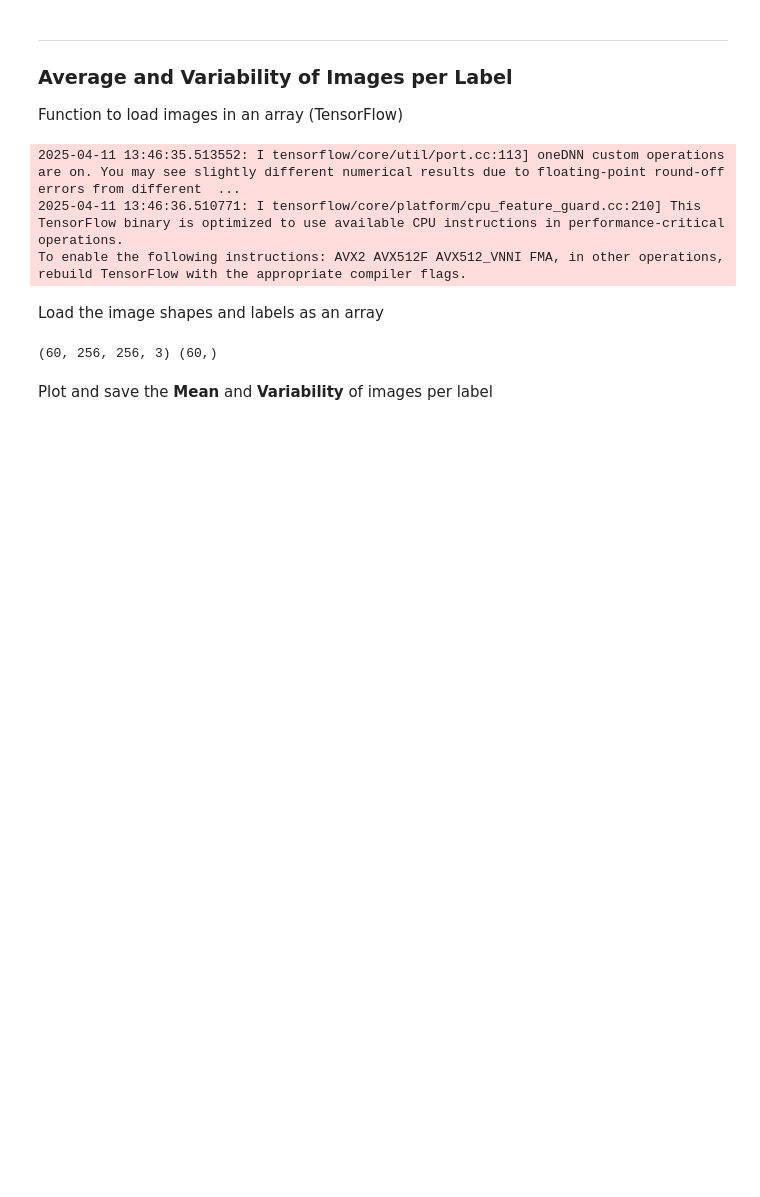
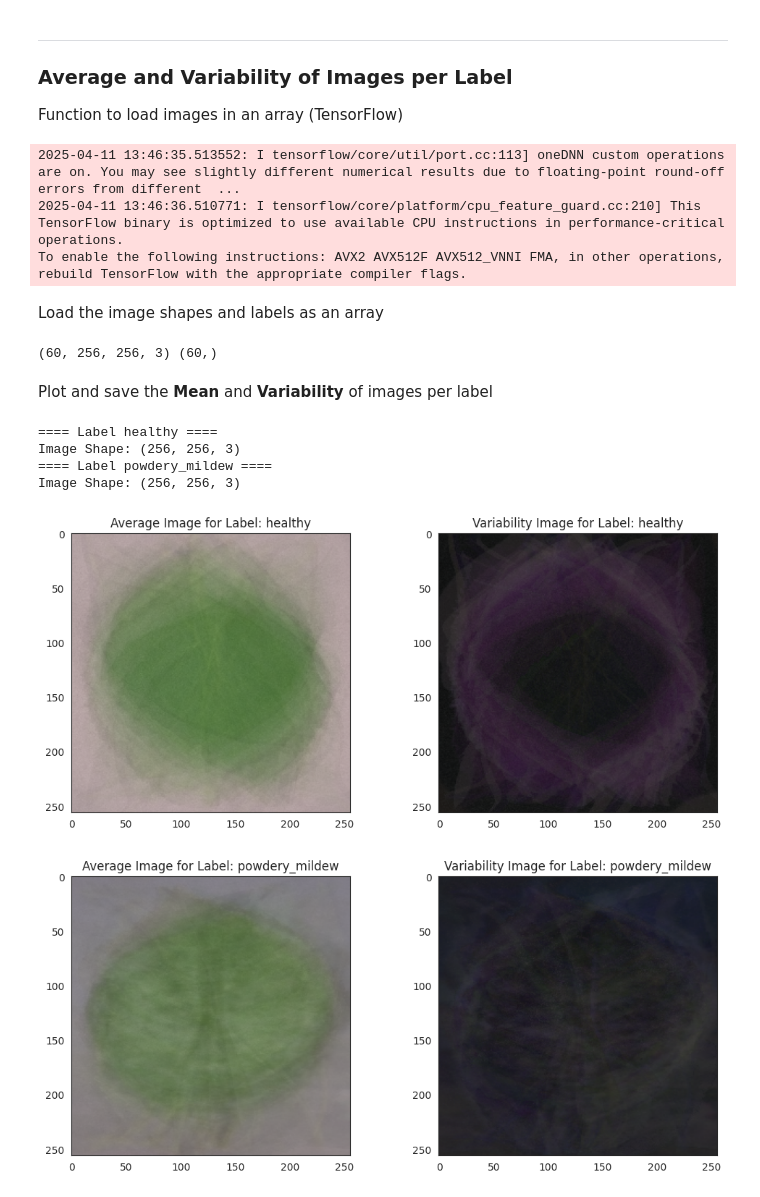
Before and after one commit to JackSummerfield1/mildew-detection-in-cherry-leaves-p5, a Jupyter notebook: jupyter_notebooks/02 - Data Visualisation.ipynb, the cells around one changed output. Saved outputs shown, nothing was run; the diff lists cells and outputs as text; code cells hidden in the pictures; blank space fills up the shorter version.

Commit message:
feat: run func, store avg, std image per label as img file in outp folder

```diff
--- a/jupyter_notebooks/02 - Data Visualisation.ipynb
+++ b/jupyter_notebooks/02 - Data Visualisation.ipynb
@@ -244,3 +244,12 @@ def plot_mean_variability_per_labels(X, y, figsize=(12, 5), save_image=False):
             plt.tight_layout()
             plt.show()  # Otherwise, just display the plot
             print("\n")
+# %%
+plot_mean_variability_per_labels(X=X, y=y, figsize=(12,5), save_image=True)
+# %% [output]
+==== Label healthy ====
+Image Shape: (256, 256, 3)
+==== Label powdery_mildew ====
+Image Shape: (256, 256, 3)
+[figure, added]
+[figure, added]
```
Also changed, not shown: 2 other files.
